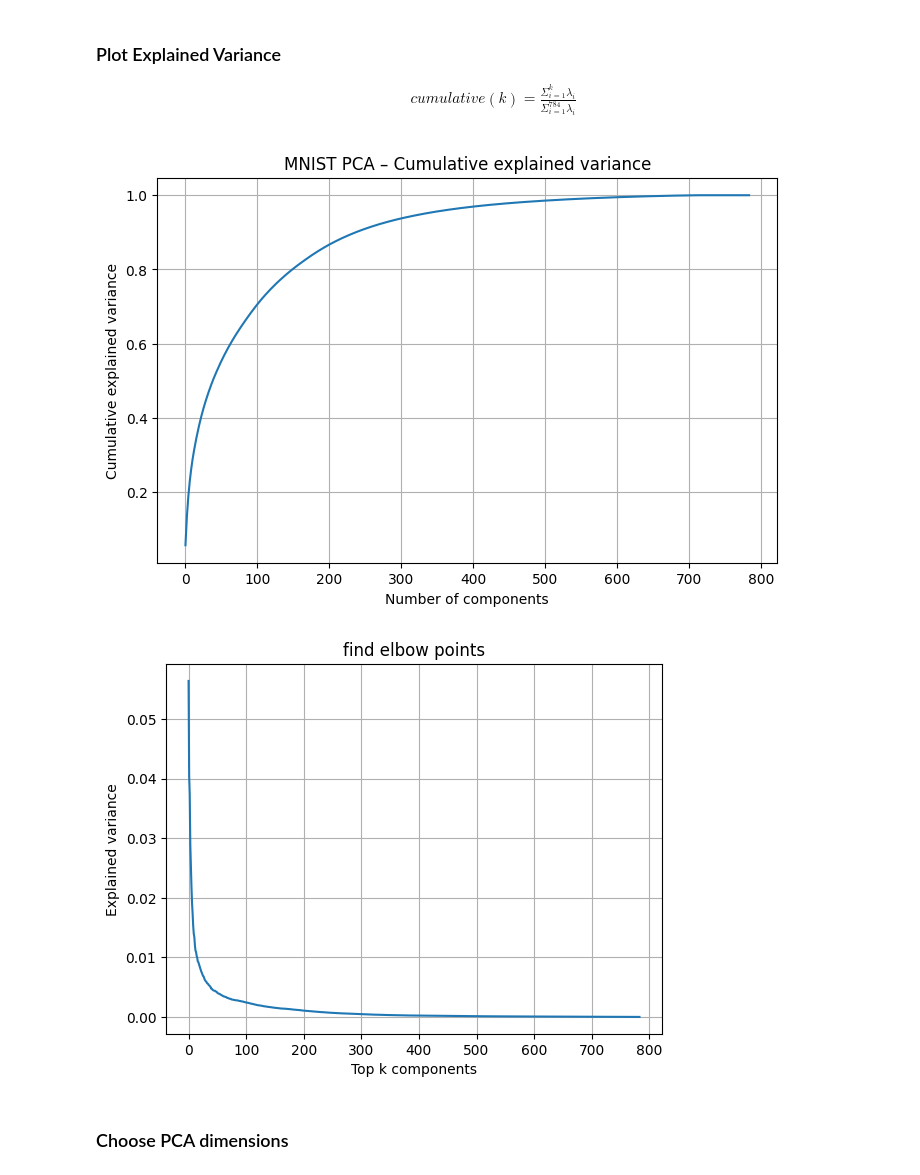
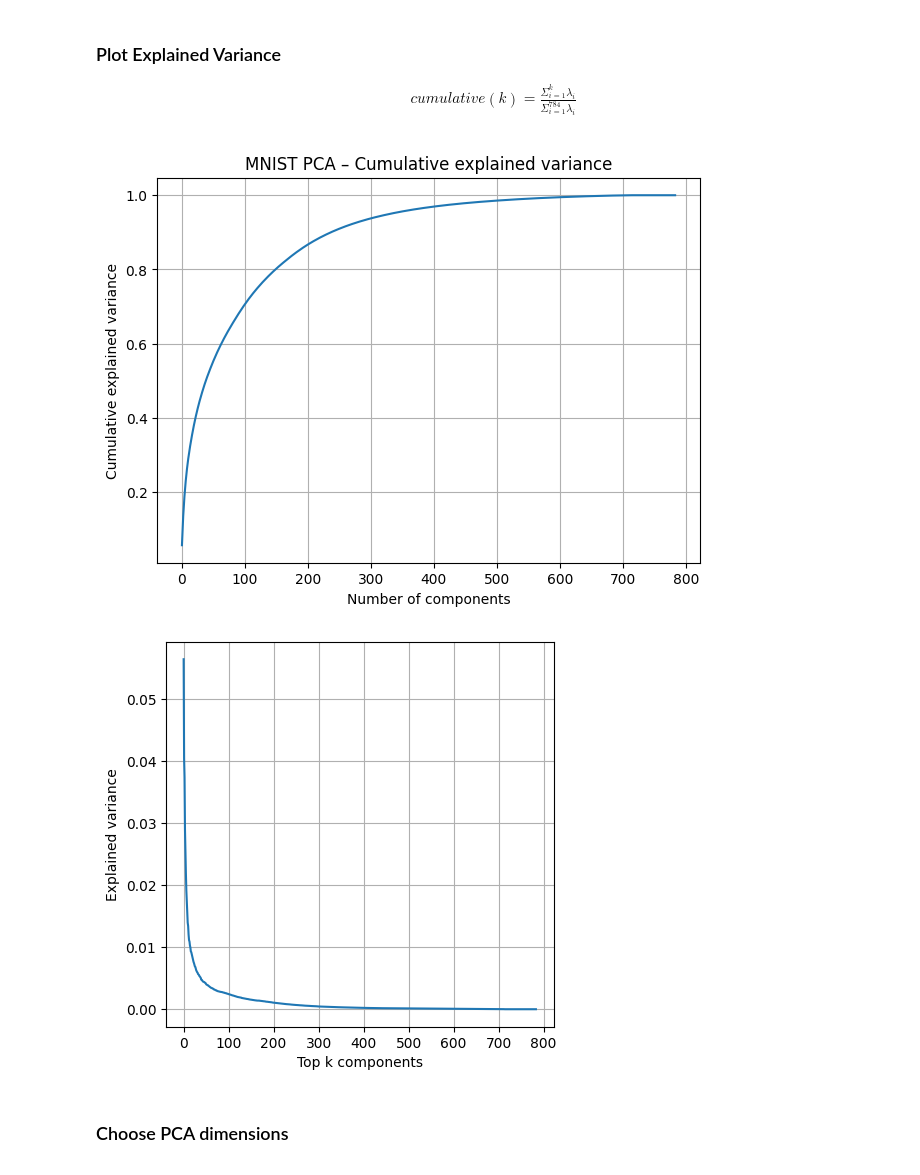
Before and after one commit to Pokemongle/ubc_ml, a Jupyter notebook: project/project.ipynb, the cells around one changed output. Drawn from its saved outputs; the diff is of its cells as text; code cells hidden in the pictures.

```diff
--- a/project/project.ipynb
+++ b/project/project.ipynb
@@ -117,24 +224,24 @@ $$
 $$
 # %%
 cum_var = np.cumsum(pca_full.explained_variance_ratio_)
-plt.figure(figsize=(8,5))
+plt.figure(figsize=(7,5))
 plt.plot(cum_var)
 plt.xlabel("Number of components")
 plt.ylabel("Cumulative explained variance")
 plt.title("MNIST PCA – Cumulative explained variance")
 plt.grid(True)
 plt.show()
 
-plt.figure()
-plt.title('find elbow points')
+plt.figure(figsize=(5,5))
+# plt.title('find elbow points')
 plt.xlabel("Top k components")
 plt.ylabel("Explained variance")
 plt.plot(pca_full.explained_variance_ratio_)
 plt.grid(True)
 plt.show()
 # %% [output]
-[figure, old version]
+[figure, new version]
-[figure, old version]
+[figure, new version]
 # %% [markdown]
 ### Choose PCA dimensions
 # %%
```
Also changed, not shown: parts of 50 cells of this notebook, 15 other files.
